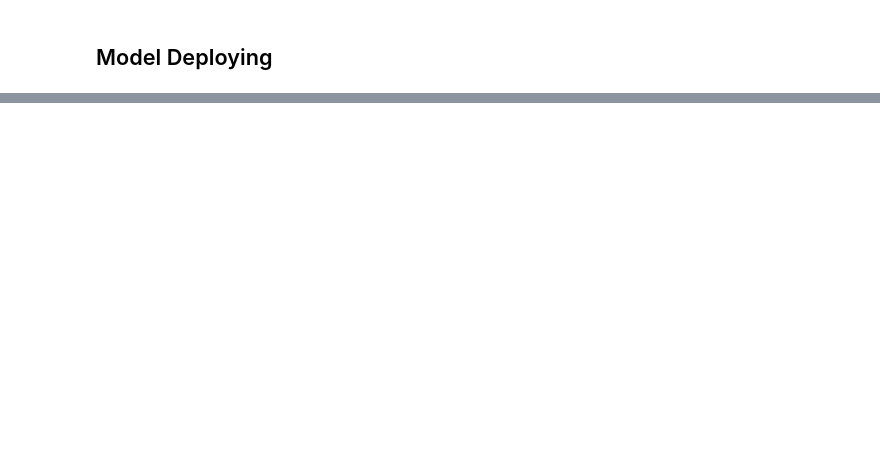
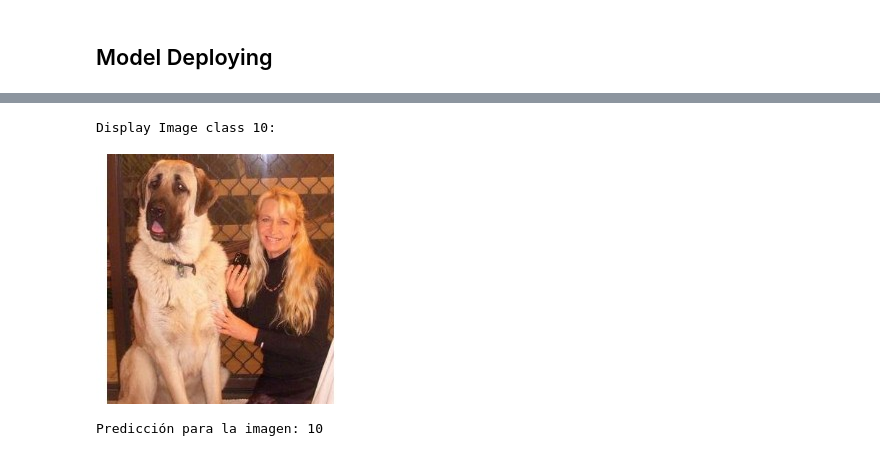
Before and after one commit to ToroData/Machine-Learning-Engineer, a Jupyter notebook: Image Classification using AWS SageMaker/train_and_deploy.ipynb, the cells around one changed output, grey strips where cells are left out. Saved outputs shown, nothing was run; the diff lists cells and outputs as text; code cells hidden in the pictures; blank space fills up the shorter version.

```diff
--- a/Image Classification using AWS SageMaker/train_and_deploy.ipynb
+++ b/Image Classification using AWS SageMaker/train_and_deploy.ipynb
@@ -162,4 +176,5 @@ TODO: Using the best hyperparameters, create and finetune a new model
 
 **Note:** You will need to use the `train_model.py` script to perform model profiling and debugging.
 # %%
-best_hyperparameters={'batch_size': 16, 'epochs': 6, 'lr': 0.0012310679134515015}
+best_hyperparameters={'batch_size': 32, 'epochs': 5, 'lr': 0.0013928563495246822}
+best_hyperparameters
@@ -194,6 +211,6 @@ estimator = PyTorch(entry_point = 'train_model.py',
                                     debugger_hook_config = debugger_config,
                                     rules = rules )
 # %%
-estimator.fit({'train': 's3://sagemaker-us-east-1-468155809742/dogImages'}, wait=True)
+estimator.fit({'train': inputs}, wait=True)
 # %% [output]
 INFO:sagemaker.image_uris:image_uri is not presented, retrieving image_uri based on instance_type, framework etc.
@@ -277,0 +275,3 @@ response = predictor.predict(image)
+# %%
+model_location = estimator.model_data
+model_location
@@ -277,0 +280,23 @@ response = predictor.predict(image)
+# %%
+from sagemaker.predictor import Predictor
+jpeg_serializer = sagemaker.serializers.IdentitySerializer("image/jpeg")
+json_deserializer = sagemaker.deserializers.JSONDeserializer()
+
+class ImgPredictor(Predictor):
+    def __init__( self, endpoint_name, sagemaker_session):
+        super(ImgPredictor, self).__init__(
+            endpoint_name,
+            sagemaker_session = sagemaker_session,
+            serializer = jpeg_serializer,
+            deserializer = json_deserializer
+        )
+
+pytorch_model = PyTorchModel(model_data = model_location,
+                             role = role,
+                             entry_point= "ImagePredictor.py",
+                             py_version = "py36",
+                             framework_version = "1.6",
+                             predictor_cls = ImgPredictor
+                            )
+
+predictor = pytorch_model.deploy(initial_instance_count = 1, instance_type = "ml.m5.4xlarge")
@@ -278,3 +309,21 @@ response = predictor.predict(image)
+# %%
+import numpy as np
+
+test_image_path = "./dogImages/test/010.Anatolian_shepherd_dog/Anatolian_shepherd_dog_00661.jpg"
+
+with open(test_image_path, "rb") as f:
+    payload = f.read()
+    print("Display Image class 10:")
+    display(Image.open(io.BytesIO(payload)))
+
+response = predictor.predict(payload, initial_args={"ContentType": "image/jpeg"})
+predicted_dog_breed = np.argmax(response, 1) + 1
+
+print(f"Predicción para la imagen: {predicted_dog_breed}")
+# %% [output]
+Display Image class 10:
+[figure, added]
+Predicción para la imagen: 10
 # %%
 # TODO: Remember to shutdown/delete your endpoint once your work is done
 predictor.delete_endpoint()
```
Also changed, not shown: parts of 24 cells of this notebook.
